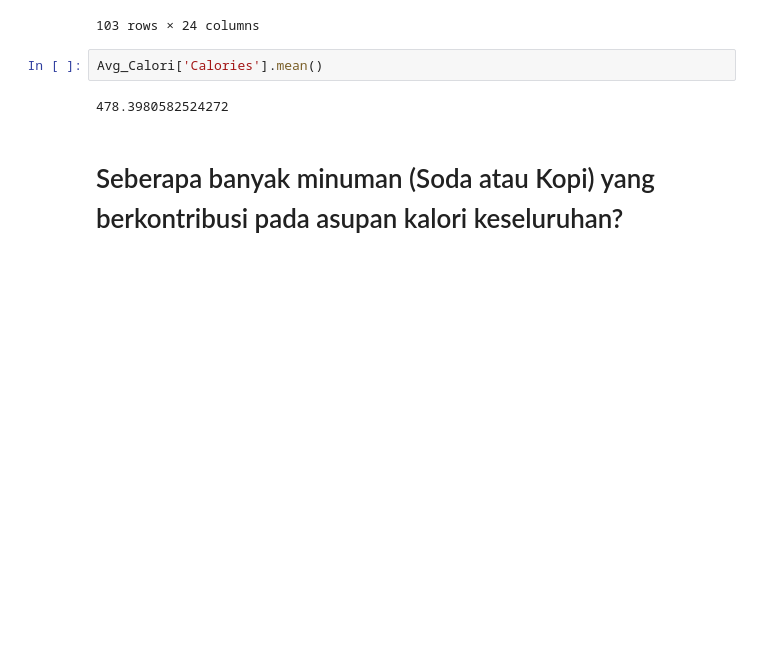
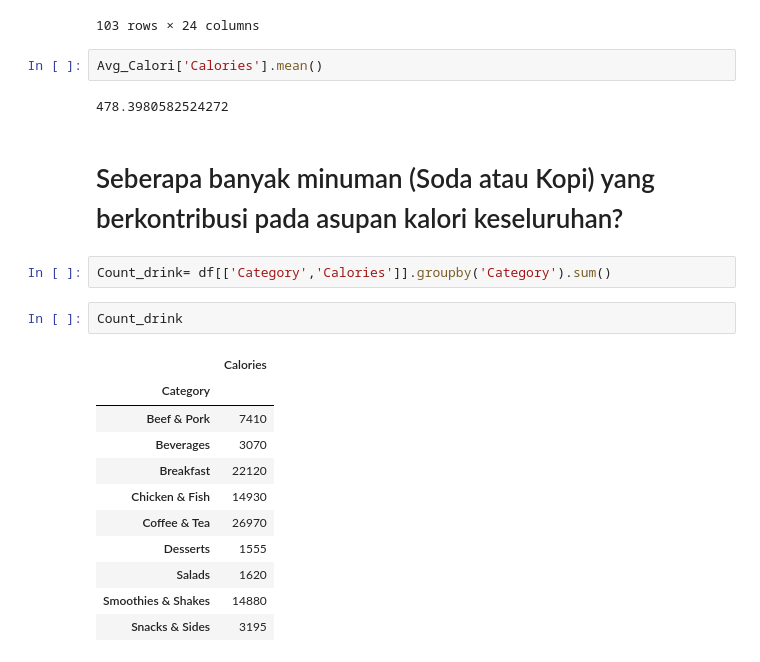
Before and after one commit to setyo-dwi-pratama/FGA-DTS-KOMINFO-Challenge, a Jupyter notebook: McDonaldsMenu.ipynb, the cells around one changed output. Drawn from its saved outputs; the diff is of its cells as text; blank space fills up the shorter version.

```diff
--- a/McDonaldsMenu.ipynb
+++ b/McDonaldsMenu.ipynb
@@ -230,3 +230,19 @@ Avg_Calori['Calories'].mean()
 478.3980582524272
 # %% [markdown]
 # Seberapa banyak minuman (Soda atau Kopi) yang berkontribusi pada asupan kalori keseluruhan?
+# %%
+Count_drink= df[['Category','Calories']].groupby('Category').sum()
+# %%
+Count_drink
+# %% [output]
+|  | Calories |
+| Category |  |
+| Beef & Pork | 7410 |
+| Beverages | 3070 |
+| Breakfast | 22120 |
+| Chicken & Fish | 14930 |
+| Coffee & Tea | 26970 |
+| Desserts | 1555 |
+| Salads | 1620 |
+| Smoothies & Shakes | 14880 |
+| Snacks & Sides | 3195 |
```
Also changed, not shown: parts of 3 cells of this notebook.
